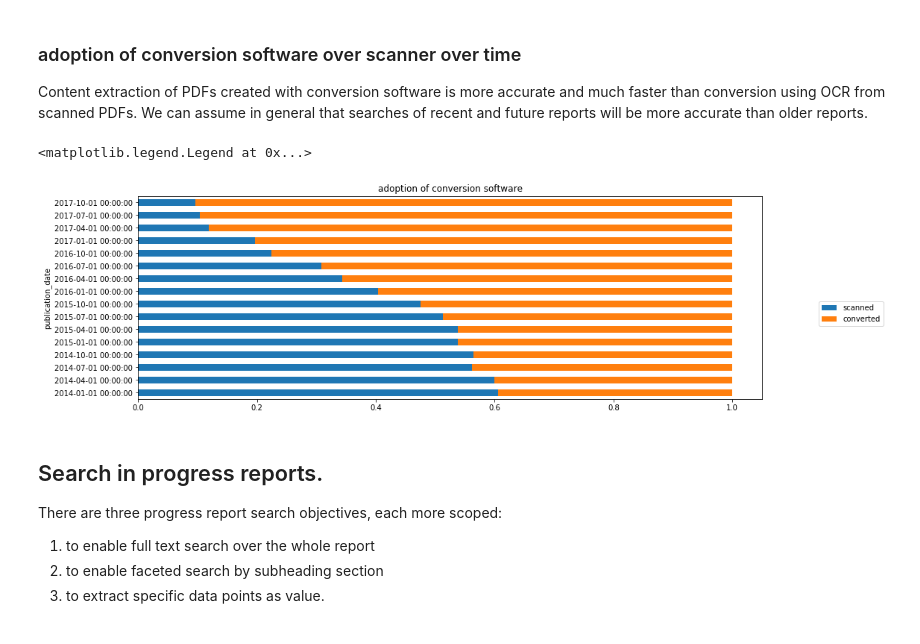
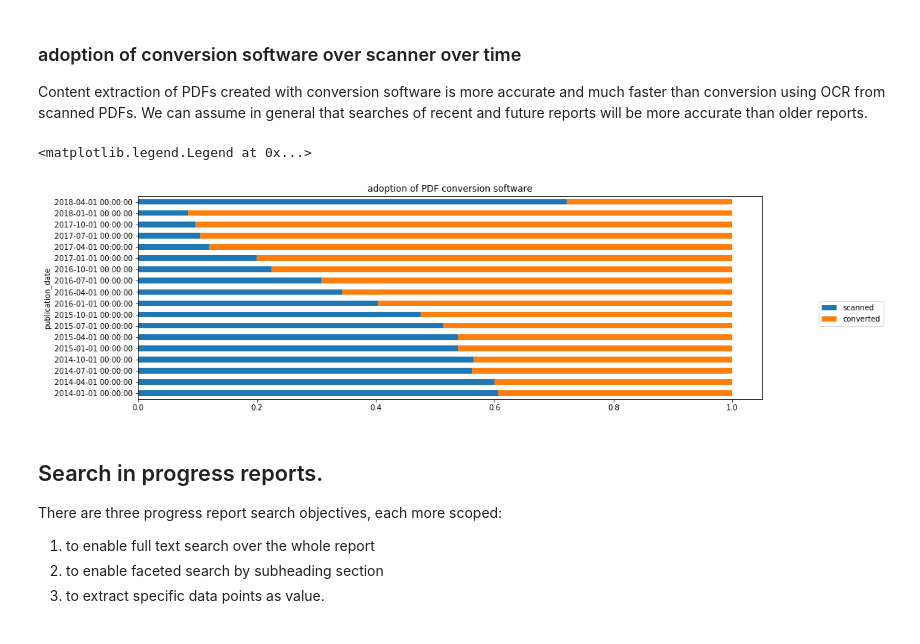
Before and after one commit to quantleap/is-ds-thesis, a Jupyter notebook: notebooks/Reports - dataset description.ipynb, the cells around one changed output. Drawn from its saved outputs; the diff is of its cells as text; code cells hidden in the pictures.

```diff
--- a/notebooks/Reports - dataset description.ipynb
+++ b/notebooks/Reports - dataset description.ipynb
@@ -81,10 +81,10 @@ A subselection of the published reports will be used for analysis:
 sql = """select identification, is_ocr, is_on_disk, publication_date, is_extractable
          from reports rep join insolvents ins on rep.insolvent_id = ins.id
          where publication_date >= '2014-01-01'
-             and publication_date) <= 2018-06-
+             and publication_date <= '2018-06-01'
              and is_attachment=False;"""
              #and ins.is_removed=False;"""
-             #and (end_findability ISNULL or end_findability >= '2017-12-31');"""
+             and (end_findability ISNULL or end_findability >= '2017-12-31');"""
 
 df = pd.read_sql(sql, con, index_col='publication_date')
 
@@ -182,10 +182,10 @@ Content extraction of PDFs created with conversion software is more accurate and
 # %%
 pd.concat([(and_img_type_serie/(on_disk_serie - and_unk_type_serie)).rename('scanned'),
            (and_txt_type_serie/(on_disk_serie - and_unk_type_serie)).rename('converted')], axis=1) \
-.plot.barh(stacked=True, title='adoption of conversion software', figsize=[15, 5]).legend(bbox_to_anchor=(1.2, 0.5))
+.plot.barh(stacked=True, title='adoption of PDF conversion software', figsize=[15, 5]).legend(bbox_to_anchor=(1.2, 0.5))
 # %% [output]
 <matplotlib.legend.Legend at 0x...>
-[figure, old version]
+[figure, new version]
 # %% [markdown]
 ## Search in progress reports.
 
```
Also changed, not shown: parts of 9 cells of this notebook, 17 other files.
